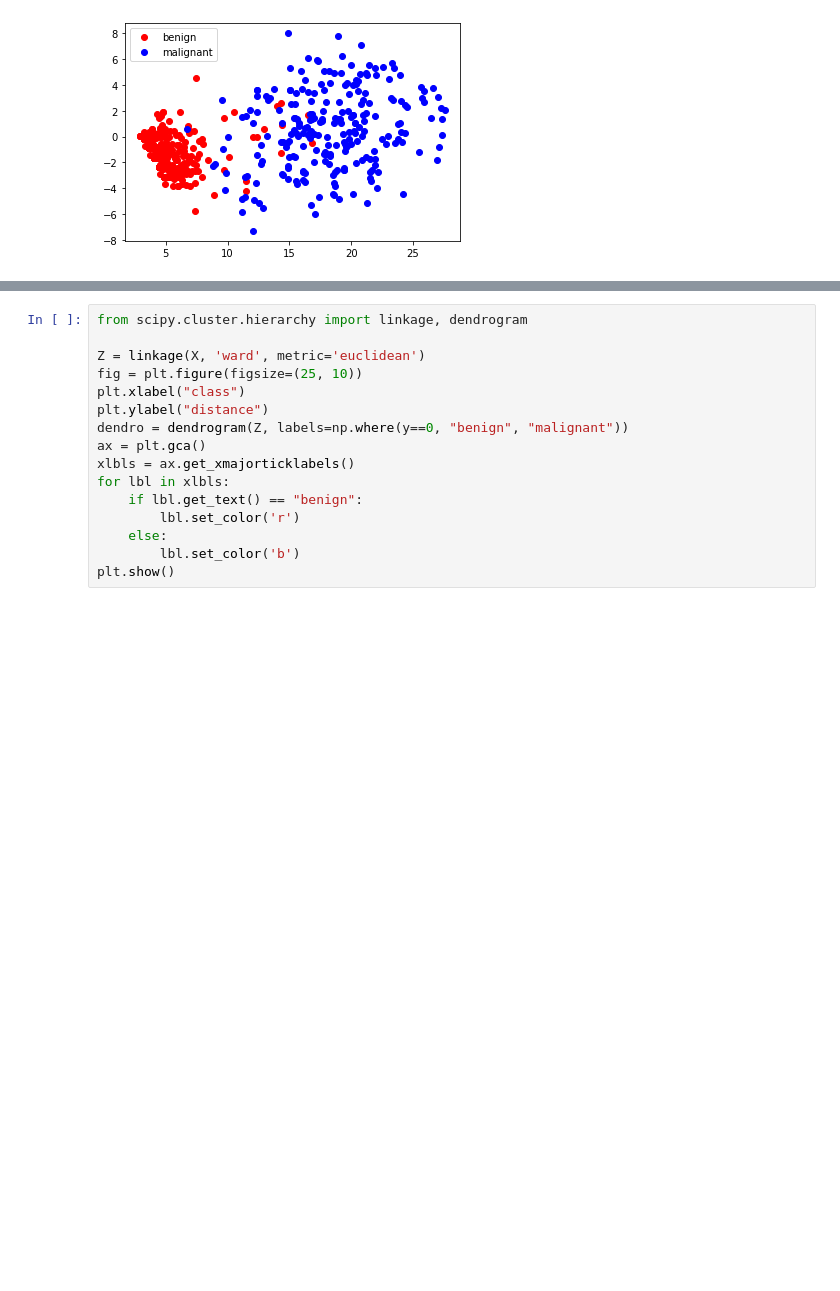
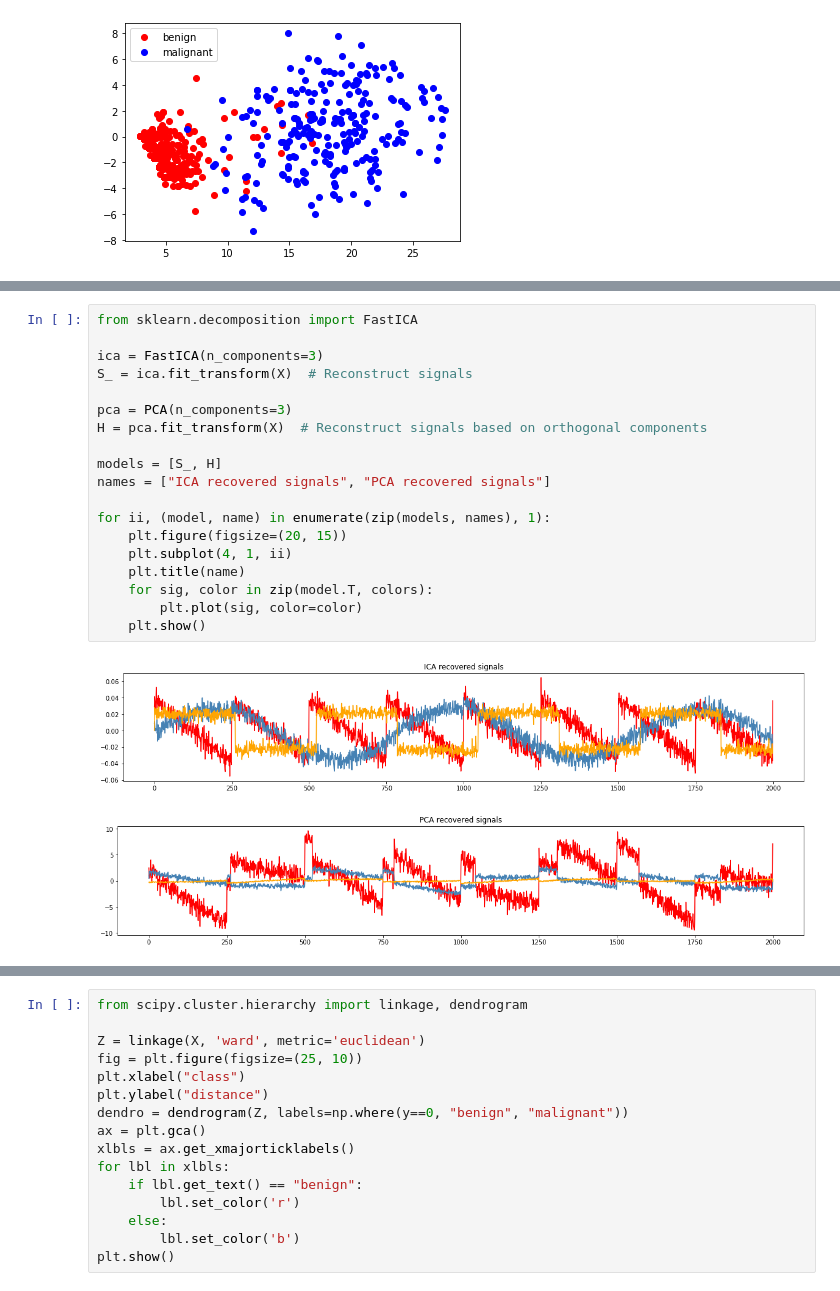
Before and after one commit to jtaenzer/UnsupervisedWorkshop, a Jupyter notebook: unsupervised_workshop.ipynb, the cells around one changed output, grey strips where cells are left out. Saved outputs shown, nothing was run; the diff lists cells and outputs as text; blank space fills up the shorter version.

```diff
--- a/unsupervised_workshop.ipynb
+++ b/unsupervised_workshop.ipynb
@@ -79,3 +140,25 @@ plt.legend(loc="upper left")
+# %%
+from sklearn.decomposition import FastICA
+
+ica = FastICA(n_components=3)
+S_ = ica.fit_transform(X)  # Reconstruct signals
+
+pca = PCA(n_components=3)
+H = pca.fit_transform(X)  # Reconstruct signals based on orthogonal components
+
+models = [S_, H]
+names = ["ICA recovered signals", "PCA recovered signals"]
+
+for ii, (model, name) in enumerate(zip(models, names), 1):
+    plt.figure(figsize=(20, 15))
+    plt.subplot(4, 1, ii)
+    plt.title(name)
+    for sig, color in zip(model.T, colors):
+        plt.plot(sig, color=color)
+    plt.show()
+# %% [output]
+[figure, added]
+[figure, added]
 # %% [markdown]
 ## Clustering
 
```
Also changed, not shown: parts of 21 cells of this notebook.
